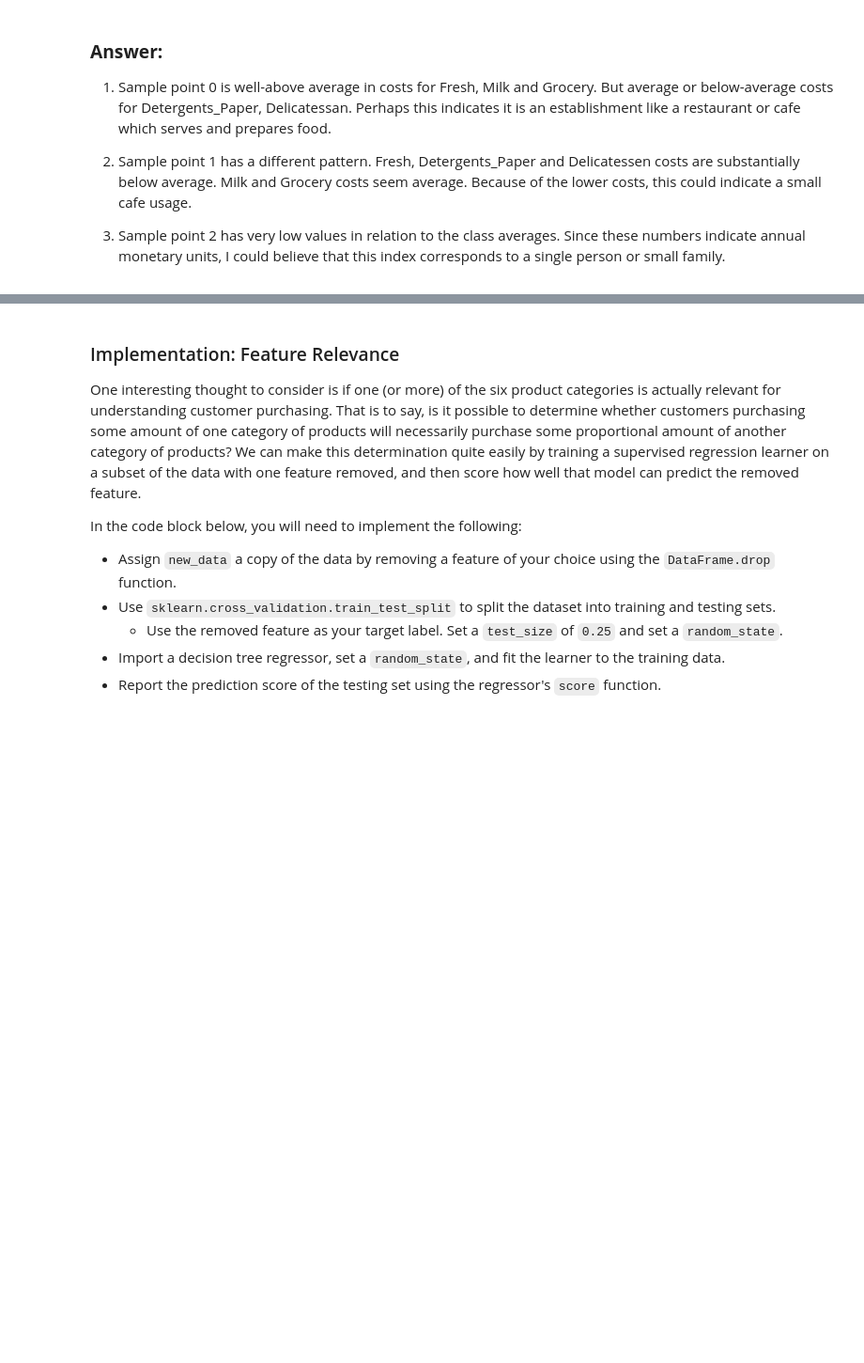
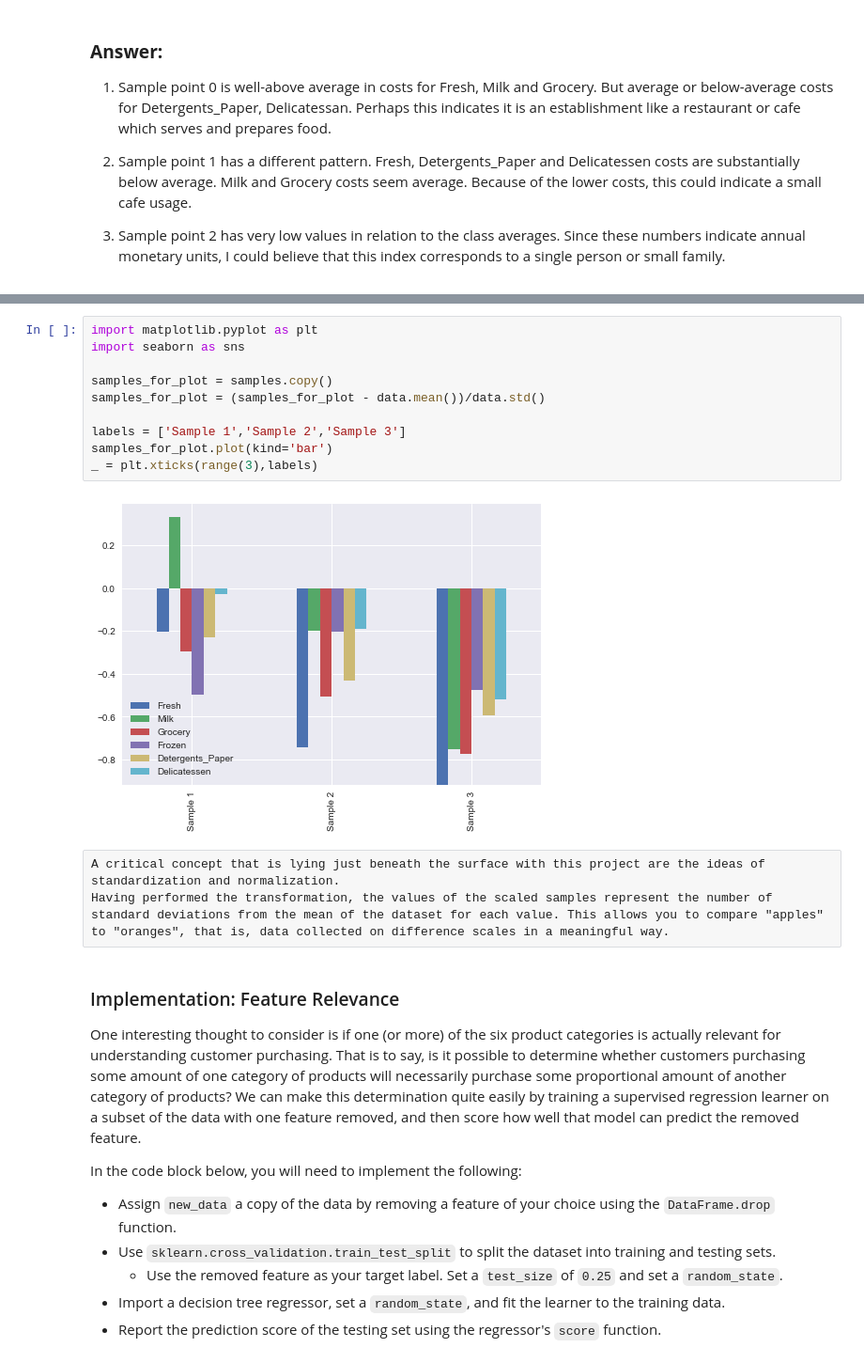
Before and after one commit to munnm/UDML, a Jupyter notebook: customer_segments/customer_segments.ipynb, the cells around one changed output, grey strips where cells are left out. Shown at 94% size. Saved outputs shown, nothing was run; the diff lists cells and outputs as text; blank space fills up the shorter version.

```diff
--- a/customer_segments/customer_segments.ipynb
+++ b/customer_segments/customer_segments.ipynb
@@ -102,3 +125,18 @@ Knowing this, how do your samples compare? Does that help in driving your insigh
+# %%
+import matplotlib.pyplot as plt
+import seaborn as sns
+
+samples_for_plot = samples.copy()
+samples_for_plot = (samples_for_plot - data.mean())/data.std()
+
+labels = ['Sample 1','Sample 2','Sample 3']
+samples_for_plot.plot(kind='bar')
+_ = plt.xticks(range(3),labels)
+# %% [output]
+[figure, added]
+# %% [raw]
+A critical concept that is lying just beneath the surface with this project are the ideas of standardization and normalization.
+Having performed the transformation, the values of the scaled samples represent the number of standard deviations from the mean of the dataset for each value. This allows you to compare "apples" to "oranges", that is, data collected on difference scales in a meaningful way.
 # %% [markdown]
 ### Implementation: Feature Relevance
 One interesting thought to consider is if one (or more) of the six product categories is actually relevant for understanding customer purchasing. That is to say, is it possible to determine whether customers purchasing some amount of one category of products will necessarily purchase some proportional amount of another category of products? We can make this determination quite easily by training a supervised regression learner on a subset of the data with one feature removed, and then score how well that model can predict the removed feature.
```
Also changed, not shown: parts of 34 cells of this notebook.
